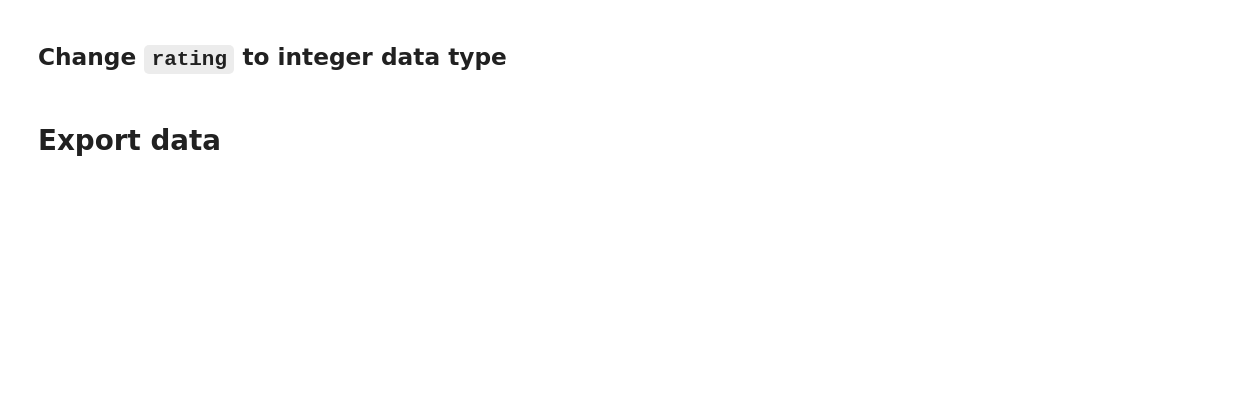
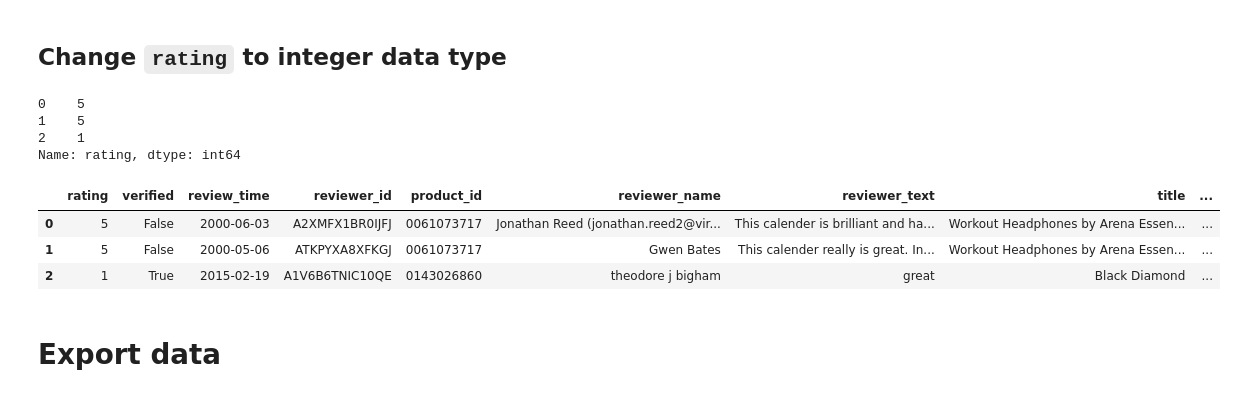
Before and after one commit to elizabeamedalla/Capstone-2-Recommendation-System, a Jupyter notebook: Data Cleaning.ipynb, the cells around one changed output. Cells and saved outputs as stored; diff of their text form; code cells hidden in the pictures; blank space fills up the shorter version.

```diff
--- a/Data Cleaning.ipynb
+++ b/Data Cleaning.ipynb
@@ -23,8 +23,7 @@ with gzip.open('data/meta_All_Beauty.json.gz') as f:
 # Beauty products reviews
 with gzip.open('data/All_Beauty.json.gz') as f:
     for l in f:
-        reviews.append(json.loads(l.strip())
-
+        reviews.append(json.loads(l.strip()))
 
 # total length of list, this number equals total number of products
 print(len(meta), len(reviews))
@@ -164,7 +345,7 @@ df.info()
 # %% [markdown]
 ## Drop and rename columns
 # %%
-df = df.drop(columns=['style', 'image_x', 'image_y', 'feature', 'tech1', 'date', 'unixReviewTime'])
+df = df.drop(columns=['style', 'image_x', 'image_y', 'feature', 'tech1', 'date', 'unixReviewTime', 'summary', 'vote', 'rank', 'main_cat', 'description', 'also_view', 'also_buy', 'similar_item', 'details', 'feature', 'tech1', 'price'])
 
 rename_dict = {
     "overall": "rating",
@@ -183,6 +369,18 @@ df.head(3)
 # %%
 df['rating'] = df['rating'].astype(int)
 df['rating'].head(3)
+# %% [output]
+0    5
+1    5
+2    1
+Name: rating, dtype: int64
+# %%
+df.head(3)
+# %% [output]
+|  | rating | verified | review_time | reviewer_id | product_id | reviewer_name | reviewer_text | title | ... |
+| 0 | 5 | False | 2000-06-03 | A2XMFX1BR0IJFJ | 0061073717 | Jonathan Reed (jonathan.reed2@vir... | This calender is brilliant and ha... | Workout Headphones by Arena Essen... | ... |
+| 1 | 5 | False | 2000-05-06 | ATKPYXA8XFKGJ | 0061073717 | Gwen Bates | This calender really is great. In... | Workout Headphones by Arena Essen... | ... |
+| 2 | 1 | True | 2015-02-19 | A1V6B6TNIC10QE | 0143026860 | theodore j bigham | great | Black Diamond | ... |
 # %% [markdown]
 # Export data
 # %%
```
Also changed, not shown: parts of 16 cells of this notebook.
